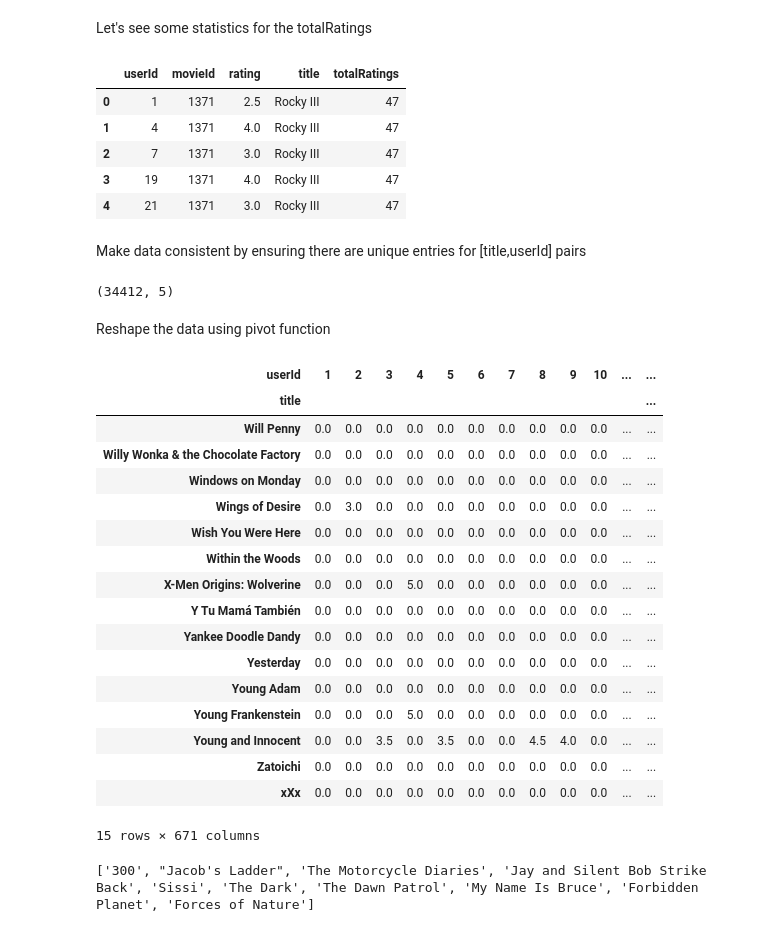
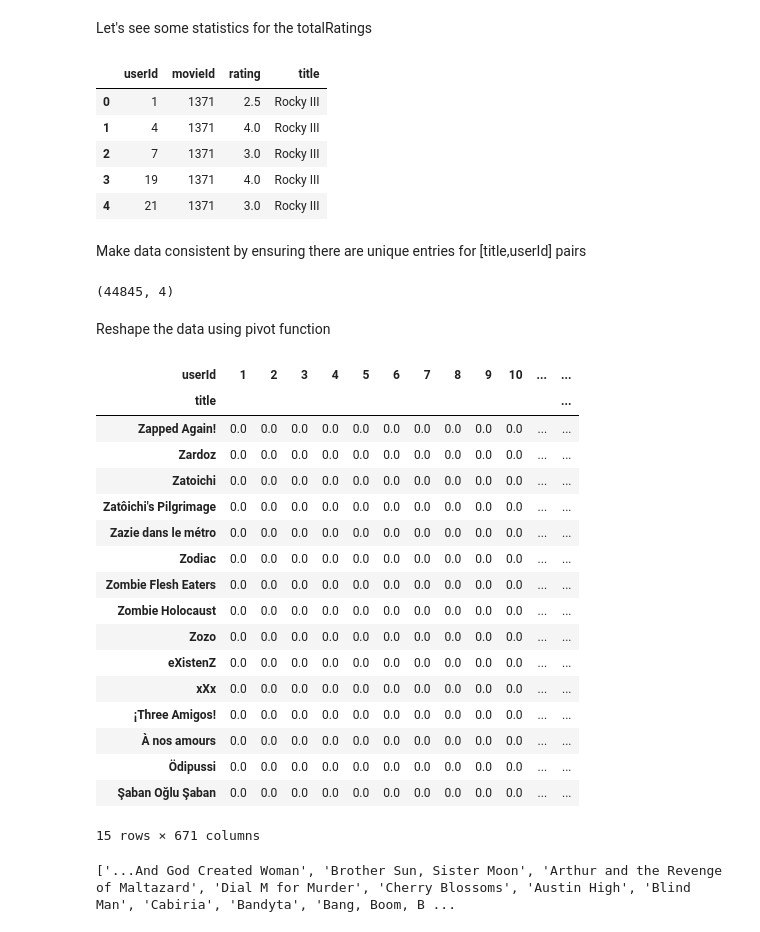
Before and after one commit to Kadekool/CSCI_4022_Project, a Jupyter notebook: New_user_user.ipynb, the cells around one changed output. Cells and saved outputs as stored; diff of their text form; code cells hidden in the pictures.

```diff
--- a/New_user_user.ipynb
+++ b/New_user_user.ipynb
@@ -53,16 +70,18 @@ Let's see the number of ratings for each movie
 # %% [markdown]
 Let's see some statistics for the totalRatings
 # %%
+ratings_top = ratings_df
+
 ratings_top.shape
 
 ratings_top.head()
 # %% [output]
-|  | userId | movieId | rating | title | totalRatings |
-| 0 | 1 | 1371 | 2.5 | Rocky III | 47 |
-| 1 | 4 | 1371 | 4.0 | Rocky III | 47 |
-| 2 | 7 | 1371 | 3.0 | Rocky III | 47 |
-| 3 | 19 | 1371 | 4.0 | Rocky III | 47 |
-| 4 | 21 | 1371 | 3.0 | Rocky III | 47 |
+|  | userId | movieId | rating | title |
+| 0 | 1 | 1371 | 2.5 | Rocky III |
+| 1 | 4 | 1371 | 4.0 | Rocky III |
+| 2 | 7 | 1371 | 3.0 | Rocky III |
+| 3 | 19 | 1371 | 4.0 | Rocky III |
+| 4 | 21 | 1371 | 3.0 | Rocky III |
 # %% [markdown]
 Make data consistent by ensuring there are unique entries for [title,userId] pairs
 # %%
@@ -71,7 +90,7 @@ if not ratings_top[ratings_top.duplicated(['userId','title'])].empty:
 
 ratings_top.shape
 # %% [output]
-(34412, 5)
+(44845, 4)
 # %% [markdown]
 Reshape the data using pivot function
 # %%
@@ -81,21 +100,21 @@ df_for_knn.tail(15)
 # %% [output]
 | userId | 1 | 2 | 3 | 4 | 5 | 6 | 7 | 8 | 9 | 10 | ... | ... |
 | title |  |  |  |  |  |  |  |  |  |  |  | ... |
-| Will Penny | 0.0 | 0.0 | 0.0 | 0.0 | 0.0 | 0.0 | 0.0 | 0.0 | 0.0 | 0.0 | ... | ... |
-| Willy Wonka & the Chocolate Factory | 0.0 | 0.0 | 0.0 | 0.0 | 0.0 | 0.0 | 0.0 | 0.0 | 0.0 | 0.0 | ... | ... |
-| Windows on Monday | 0.0 | 0.0 | 0.0 | 0.0 | 0.0 | 0.0 | 0.0 | 0.0 | 0.0 | 0.0 | ... | ... |
-| Wings of Desire | 0.0 | 3.0 | 0.0 | 0.0 | 0.0 | 0.0 | 0.0 | 0.0 | 0.0 | 0.0 | ... | ... |
-| Wish You Were Here | 0.0 | 0.0 | 0.0 | 0.0 | 0.0 | 0.0 | 0.0 | 0.0 | 0.0 | 0.0 | ... | ... |
-| Within the Woods | 0.0 | 0.0 | 0.0 | 0.0 | 0.0 | 0.0 | 0.0 | 0.0 | 0.0 | 0.0 | ... | ... |
-| X-Men Origins: Wolverine | 0.0 | 0.0 | 0.0 | 5.0 | 0.0 | 0.0 | 0.0 | 0.0 | 0.0 | 0.0 | ... | ... |
-| Y Tu Mamá También | 0.0 | 0.0 | 0.0 | 0.0 | 0.0 | 0.0 | 0.0 | 0.0 | 0.0 | 0.0 | ... | ... |
-| Yankee Doodle Dandy | 0.0 | 0.0 | 0.0 | 0.0 | 0.0 | 0.0 | 0.0 | 0.0 | 0.0 | 0.0 | ... | ... |
-| Yesterday | 0.0 | 0.0 | 0.0 | 0.0 | 0.0 | 0.0 | 0.0 | 0.0 | 0.0 | 0.0 | ... | ... |
-| Young Adam | 0.0 | 0.0 | 0.0 | 0.0 | 0.0 | 0.0 | 0.0 | 0.0 | 0.0 | 0.0 | ... | ... |
-| Young Frankenstein | 0.0 | 0.0 | 0.0 | 5.0 | 0.0 | 0.0 | 0.0 | 0.0 | 0.0 | 0.0 | ... | ... |
-| Young and Innocent | 0.0 | 0.0 | 3.5 | 0.0 | 3.5 | 0.0 | 0.0 | 4.5 | 4.0 | 0.0 | ... | ... |
+| Zapped Again! | 0.0 | 0.0 | 0.0 | 0.0 | 0.0 | 0.0 | 0.0 | 0.0 | 0.0 | 0.0 | ... | ... |
+| Zardoz | 0.0 | 0.0 | 0.0 | 0.0 | 0.0 | 0.0 | 0.0 | 0.0 | 0.0 | 0.0 | ... | ... |
 | Zatoichi | 0.0 | 0.0 | 0.0 | 0.0 | 0.0 | 0.0 | 0.0 | 0.0 | 0.0 | 0.0 | ... | ... |
+| Zatôichi's Pilgrimage | 0.0 | 0.0 | 0.0 | 0.0 | 0.0 | 0.0 | 0.0 | 0.0 | 0.0 | 0.0 | ... | ... |
+| Zazie dans le métro | 0.0 | 0.0 | 0.0 | 0.0 | 0.0 | 0.0 | 0.0 | 0.0 | 0.0 | 0.0 | ... | ... |
+| Zodiac | 0.0 | 0.0 | 0.0 | 0.0 | 0.0 | 0.0 | 0.0 | 0.0 | 0.0 | 0.0 | ... | ... |
+| Zombie Flesh Eaters | 0.0 | 0.0 | 0.0 | 0.0 | 0.0 | 0.0 | 0.0 | 0.0 | 0.0 | 0.0 | ... | ... |
+| Zombie Holocaust | 0.0 | 0.0 | 0.0 | 0.0 | 0.0 | 0.0 | 0.0 | 0.0 | 0.0 | 0.0 | ... | ... |
+| Zozo | 0.0 | 0.0 | 0.0 | 0.0 | 0.0 | 0.0 | 0.0 | 0.0 | 0.0 | 0.0 | ... | ... |
+| eXistenZ | 0.0 | 0.0 | 0.0 | 0.0 | 0.0 | 0.0 | 0.0 | 0.0 | 0.0 | 0.0 | ... | ... |
 | xXx | 0.0 | 0.0 | 0.0 | 0.0 | 0.0 | 0.0 | 0.0 | 0.0 | 0.0 | 0.0 | ... | ... |
+| ¡Three Amigos! | 0.0 | 0.0 | 0.0 | 0.0 | 0.0 | 0.0 | 0.0 | 0.0 | 0.0 | 0.0 | ... | ... |
+| À nos amours | 0.0 | 0.0 | 0.0 | 0.0 | 0.0 | 0.0 | 0.0 | 0.0 | 0.0 | 0.0 | ... | ... |
+| Ödipussi | 0.0 | 0.0 | 0.0 | 0.0 | 0.0 | 0.0 | 0.0 | 0.0 | 0.0 | 0.0 | ... | ... |
+| Şaban Oğlu Şaban | 0.0 | 0.0 | 0.0 | 0.0 | 0.0 | 0.0 | 0.0 | 0.0 | 0.0 | 0.0 | ... | ... |
 15 rows × 671 columns
 # %%
 titles = [df_for_knn.index[i] for i in range(len(df_for_knn))]
@@ -105,12 +124,12 @@ def neighbors(df, user = None, user_col = None):
     if user is None:
         distances = [np.linalg.norm(df[user_col] - df[u]) for u in df.columns]
         distances_sorted = np.sort(distances)
-        nearest = [distances.index(distances_sorted[i]) for i in range(len(df))]
+        nearest = [distances.index(distances_sorted[i]) for i in range(len(distances_sorted))]
 
     else:
         distances = [np.linalg.norm(user - df[u]) for u in df.columns]
         distances_sorted = np.sort(distances)
-        nearest = [distances.index(distances_sorted[i]) for i in range(len(df))]
+        nearest = [distances.index(distances_sorted[i]) for i in range(len(distances_sorted))]
 
     return nearest
 
@@ -139,4 +158,4 @@ temp = find_recs(user = random_user, k = 10)
 
 print(temp)
 # %% [output]
-['300', "Jacob's Ladder", 'The Motorcycle Diaries', 'Jay and Silent Bob Strike Back', 'Sissi', 'The Dark', 'The Dawn Patrol', 'My Name Is Bruce', 'Forbidden Planet', 'Forces of Nature']
+['...And God Created Woman', 'Brother Sun, Sister Moon', 'Arthur and the Revenge of Maltazard', 'Dial M for Murder', 'Cherry Blossoms', 'Austin High', 'Blind Man', 'Cabiria', 'Bandyta', 'Bang, Boom, B ...
```
Also changed, not shown: parts of 5 cells of this notebook.
